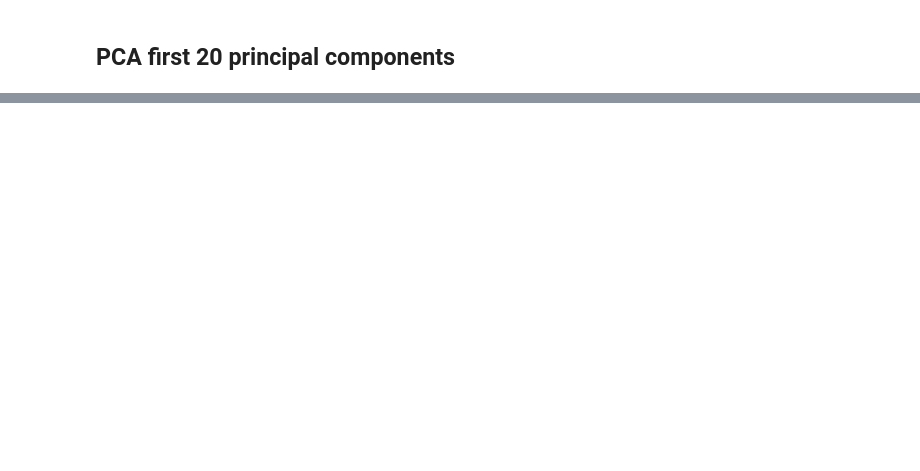
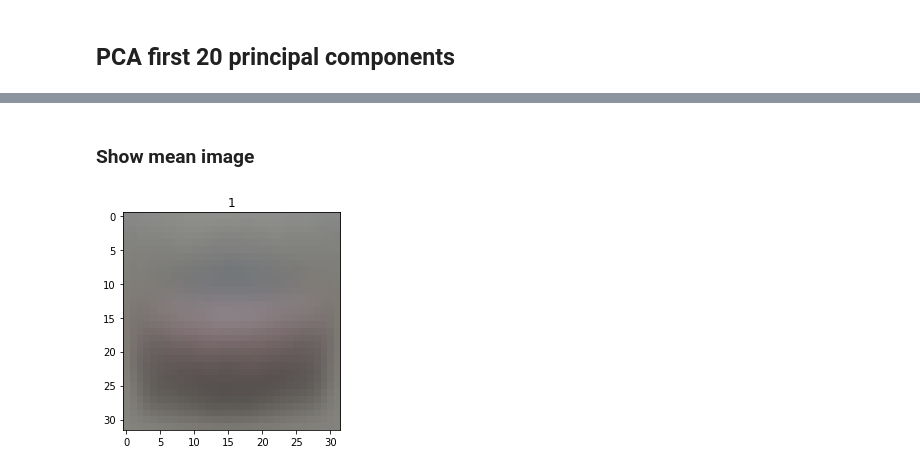
Before and after one commit to edgar971/cs-498-advanced-machine-learning, a Jupyter notebook: assignments/4-more-principal-component-analysis/assignment.ipynb, the cells around one changed output, grey strips where cells are left out. Cells and saved outputs as stored; diff of their text form; code cells hidden in the pictures; blank space fills up the shorter version.

```diff
--- a/assignments/4-more-principal-component-analysis/assignment.ipynb
+++ b/assignments/4-more-principal-component-analysis/assignment.ipynb
@@ -62,7 +63,7 @@ num_of_items = len(combined_data)
 # %%
 mean_images = np.zeros((10, 3072))
 
-for i in range(num_of_items):
+for i in range(0, 60000):
     mean_images[combined_labels[i]] = mean_images[combined_labels[i]] + combined_data[i]
 
 mean_images = mean_images / 6000
@@ -89,0 +115,6 @@ pcaByImageCategory = getPCAForImages(imagesByCategory)
+# %% [markdown]
+### Show mean image
+# %%
+showImage(mean_images[1], 1)
+# %% [output]
+[figure, added]
```
Also changed, not shown: parts of 25 cells of this notebook.
